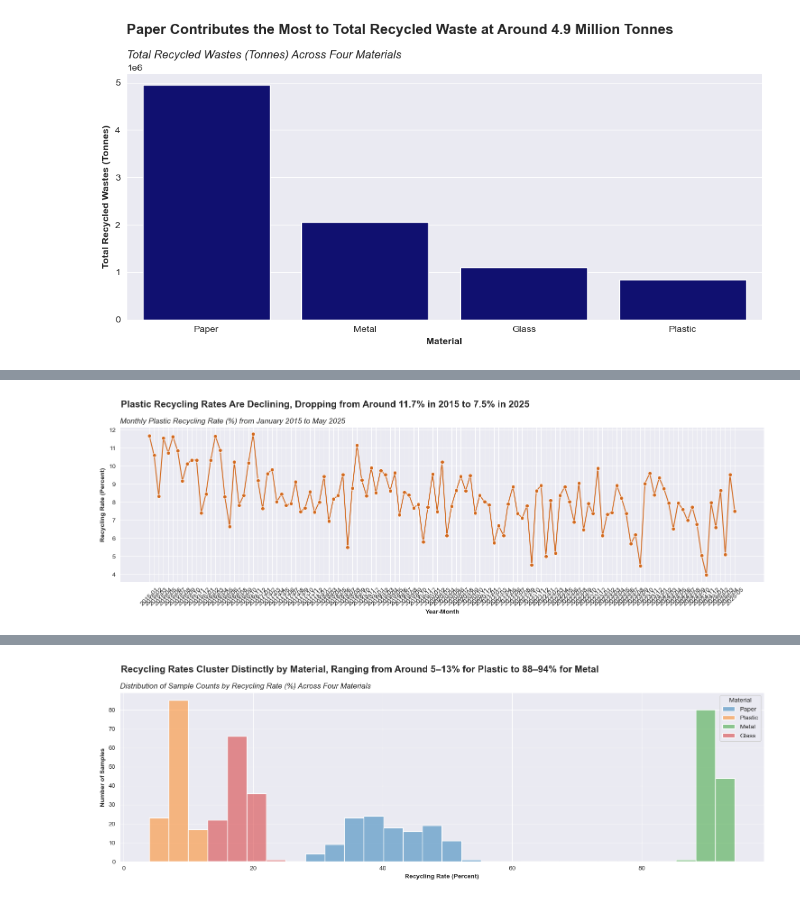
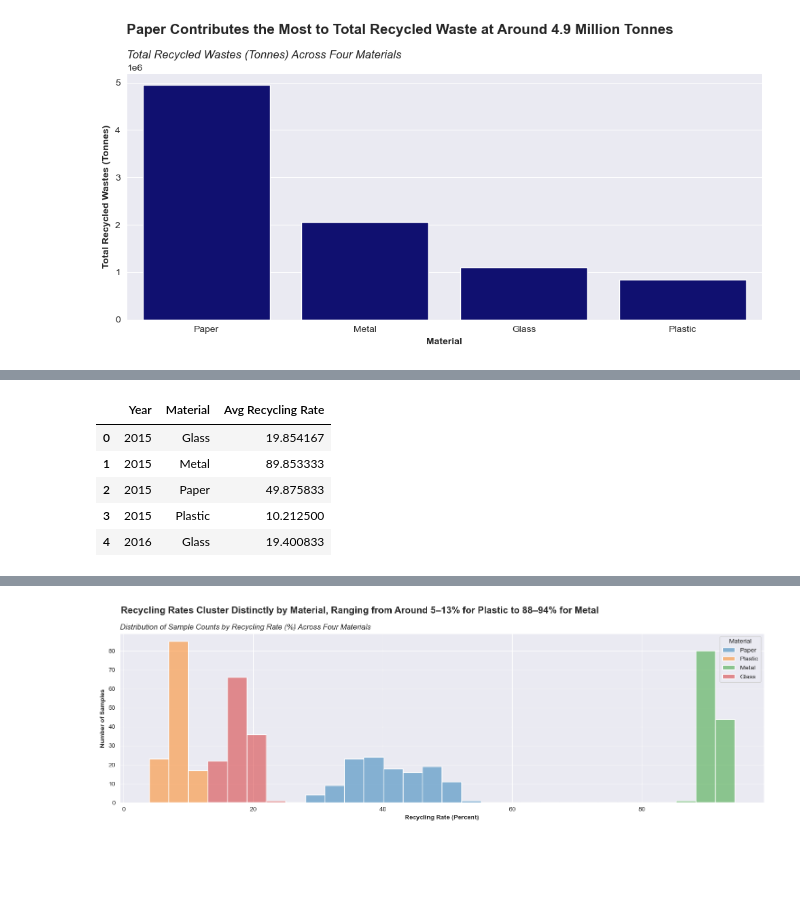
Before and after one commit to jeffwongqy/DA-SG-Recycling-Rates, a Jupyter notebook: data_visualization.ipynb, the cells around one changed output, grey strips where cells are left out. Cells and saved outputs as stored; diff of their text form; code cells hidden in the pictures; blank space fills up the shorter version.

```diff
--- a/data_visualization.ipynb
+++ b/data_visualization.ipynb
@@ -151,13 +86,10 @@ See the caveats in the documentation: https://pandas.pydata.org/pandas-docs/stab
-# %%
-sns.set_style("darkgrid")
-plt.figure(figsize = (15, 5))
-sns.lineplot(data = plastic_recycling_rates, x = "Year-Month", y = "Recycling_Rate_Percent", color = "chocolate", marker = "o")
-plt.title("Monthly Plastic Recycling Rate (%) from January 2015 to May 2025", style = "italic", loc = "left")
-plt.suptitle("Plastic Recycling Rates Are Declining, Dropping from Around 11.7% in 2015 to 7.5% in 2025",fontsize = 15, fontweight = "bold", x = 0.04, ha = "left")
-plt.xlabel("Year-Month", fontweight = "bold")
-plt.ylabel("Recycling Rate (Percent)", fontweight = "bold")
-plt.xticks(rotation = 45)
-plt.tight_layout()
-plt.show()
-# %% [output]
-[figure, removed]
+# %%
+avg_recycling_rates_yearly = recycling_df.groupby(["Year", "Material"])["Recycling_Rate_Percent"].mean().reset_index(name = "Avg Recycling Rate")
+avg_recycling_rates_yearly.head()
+# %% [output]
+|  | Year | Material | Avg Recycling Rate |
+| 0 | 2015 | Glass | 19.854167 |
+| 1 | 2015 | Metal | 89.853333 |
+| 2 | 2015 | Paper | 49.875833 |
+| 3 | 2015 | Plastic | 10.212500 |
+| 4 | 2016 | Glass | 19.400833 |
```
Also changed, not shown: parts of 10 cells of this notebook, 1 other file.
